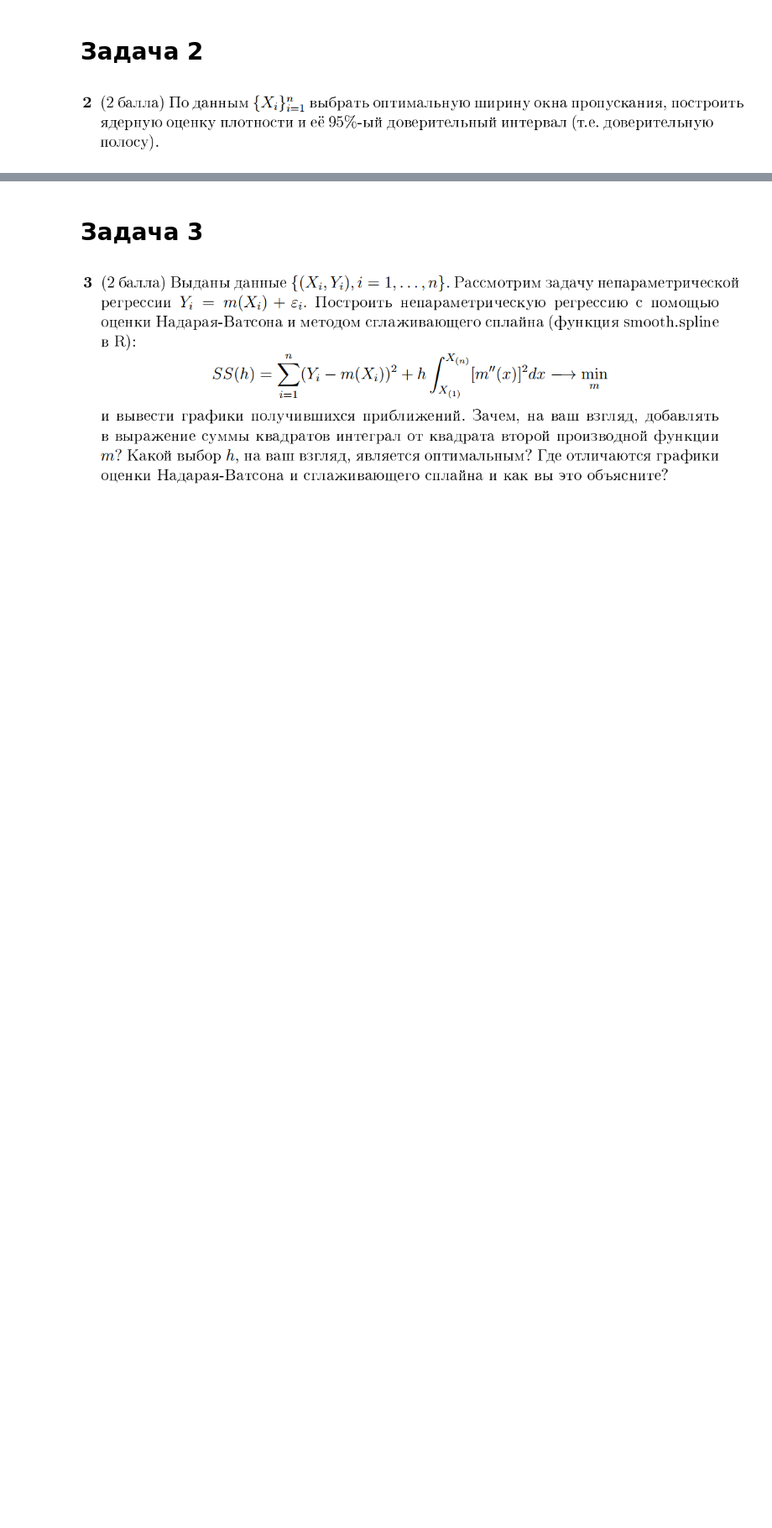
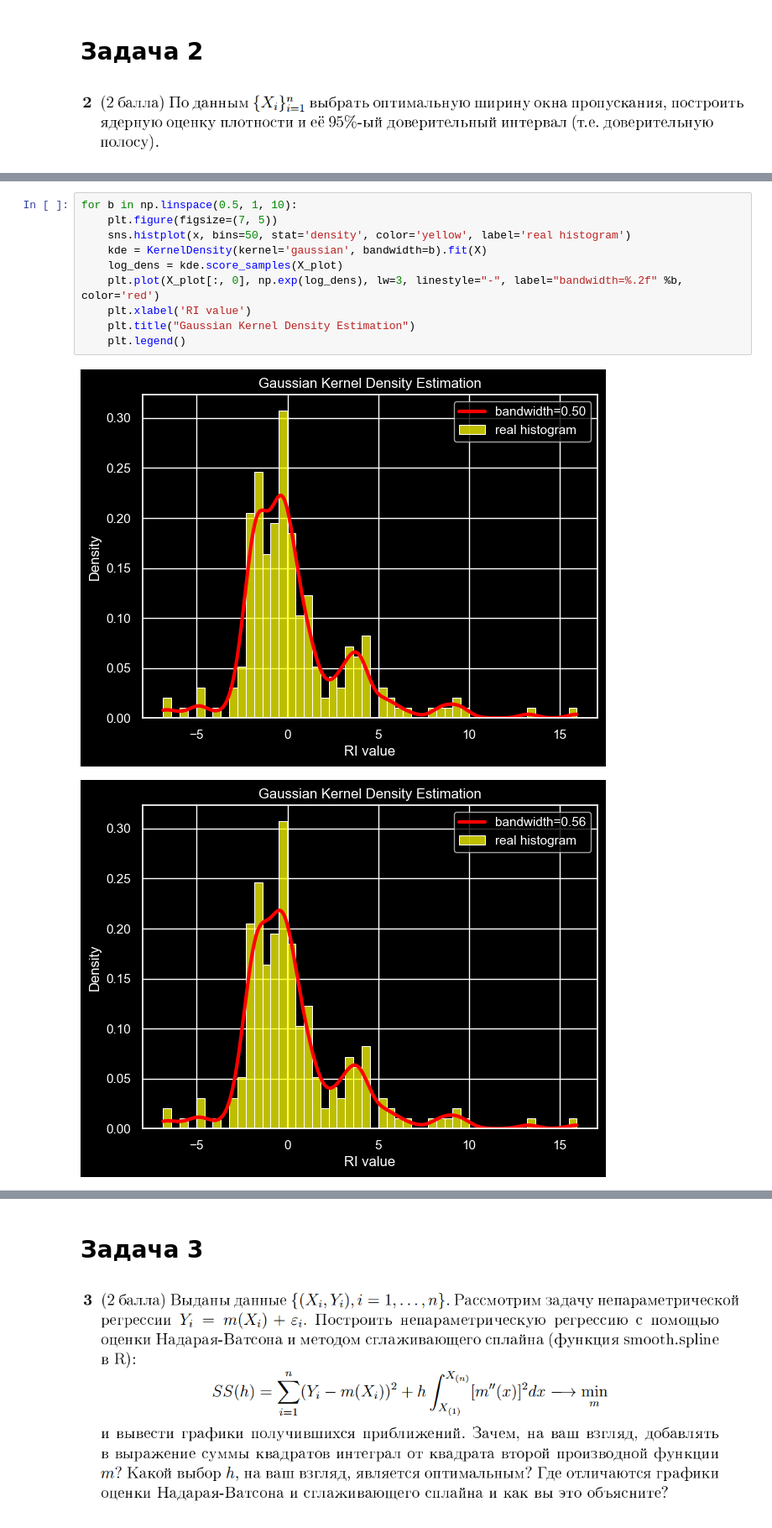
Before and after one commit to voroninip/Statistics, a Jupyter notebook: HW10/HW10.ipynb, the cells around one changed output, grey strips where cells are left out. Shown at 84% size. Cells and saved outputs as stored; diff of their text form; blank space fills up the shorter version.

```diff
--- a/HW10/HW10.ipynb
+++ b/HW10/HW10.ipynb
@@ -51,0 +74,13 @@ plt.show()
+# %%
+for b in np.linspace(0.5, 1, 10):
+    plt.figure(figsize=(7, 5))
+    sns.histplot(x, bins=50, stat='density', color='yellow', label='real histogram')
+    kde = KernelDensity(kernel='gaussian', bandwidth=b).fit(X)
+    log_dens = kde.score_samples(X_plot)
+    plt.plot(X_plot[:, 0], np.exp(log_dens), lw=3, linestyle="-", label="bandwidth=%.2f" %b, color='red')
+    plt.xlabel('RI value')
+    plt.title("Gaussian Kernel Density Estimation")
+    plt.legend()
+# %% [output]
+[figure, added]
+[figure, added]
```
Also changed, not shown: parts of 24 cells of this notebook, 1 other file.
